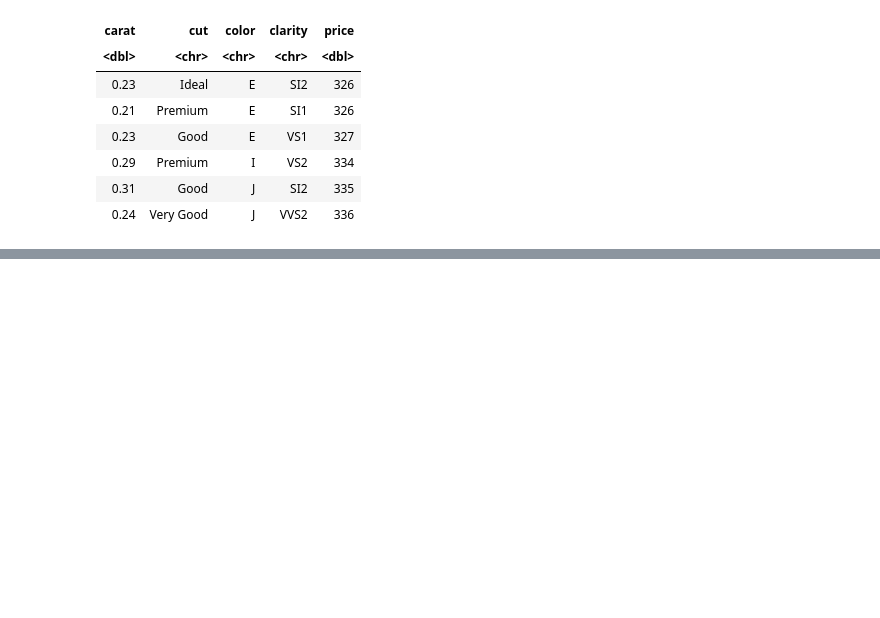
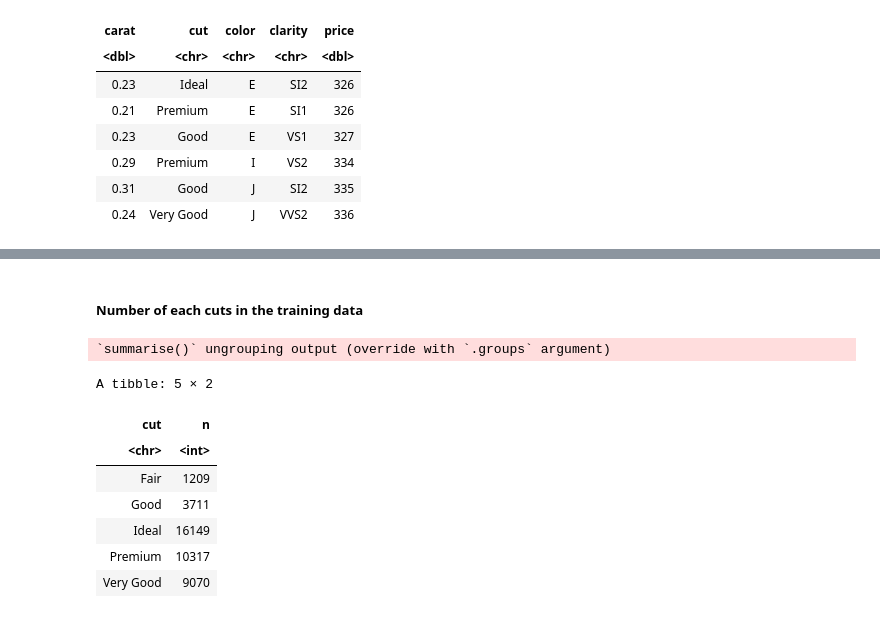
Before and after one commit to cpan0/dsci100-project, a Jupyter notebook: proposal.ipynb, the cells around one changed output, grey strips where cells are left out. Drawn from its saved outputs; the diff is of its cells as text; code cells hidden in the pictures; blank space fills up the shorter version.

```diff
--- a/proposal.ipynb
+++ b/proposal.ipynb
@@ -146,0 +90,17 @@ A tibble: 1 × 2
+# %% [markdown]
+##### Number of each cuts in the training data
+# %%
+diamonds_cut_n <- diamonds_train %>%
+    group_by(cut) %>%
+    summarize(n = n())
+diamonds_cut_n
+# %% [output]
+`summarise()` ungrouping output (override with `.groups` argument)
+A tibble: 5 × 2
+| cut | n |
+| <chr> | <int> |
+| Fair | 1209 |
+| Good | 3711 |
+| Ideal | 16149 |
+| Premium | 10317 |
+| Very Good | 9070 |
```
Also changed, not shown: parts of 24 cells of this notebook.
